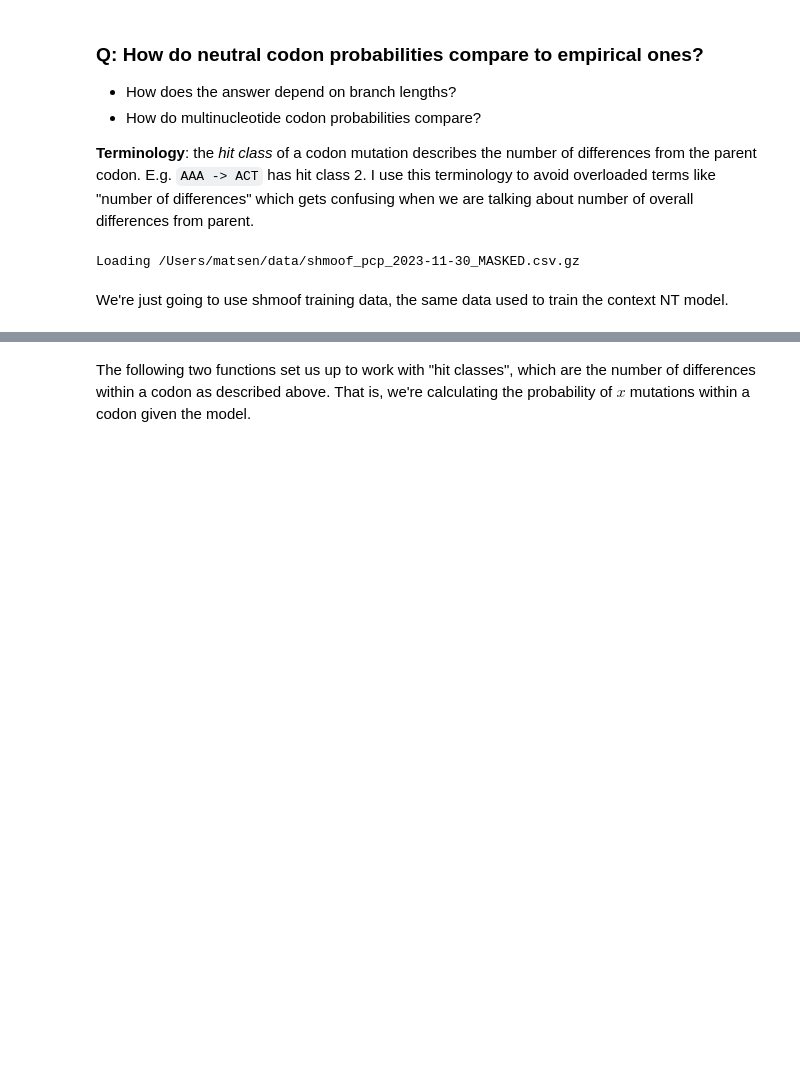
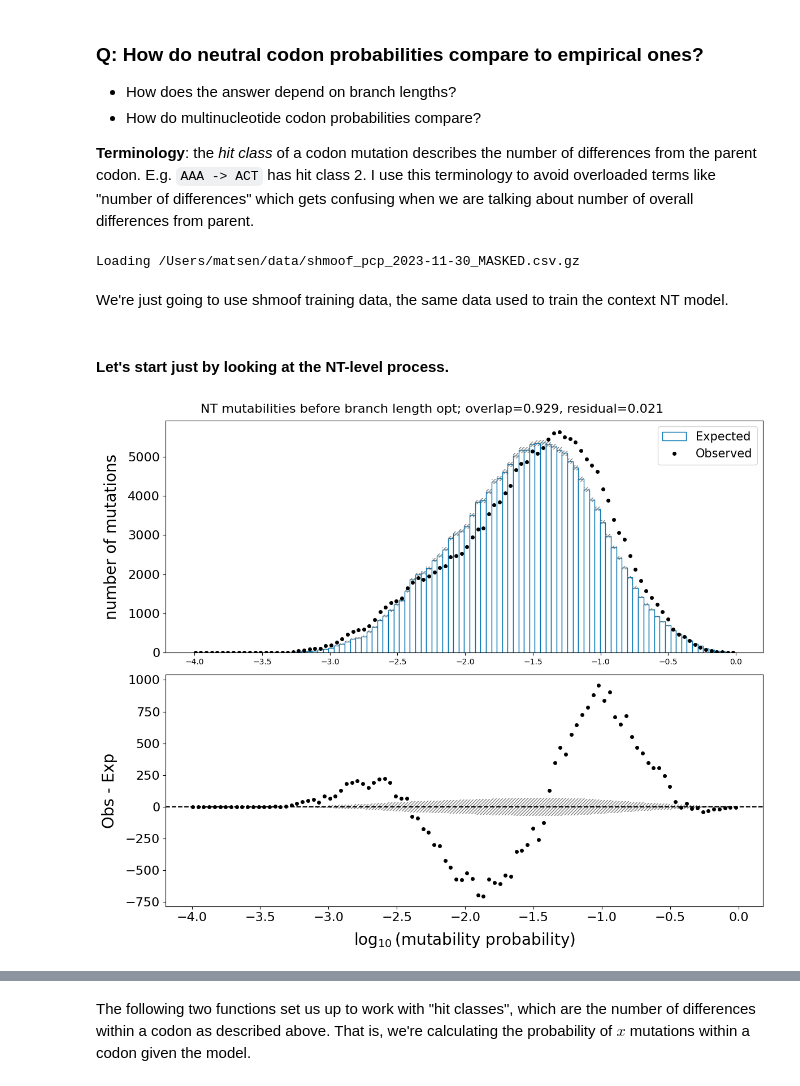
Before and after one commit to matsengrp/thrifty-experiments-1, a Jupyter notebook: human/neutral_codon.ipynb, the cells around one changed output, grey strips where cells are left out. Cells and saved outputs as stored; diff of their text form; code cells hidden in the pictures; blank space fills up the shorter version.

```diff
--- a/human/neutral_codon.ipynb
+++ b/human/neutral_codon.ipynb
@@ -55,3 +56,43 @@ pcp_df["child"] = trim_seqs_to_codon_boundary(pcp_df["child"])
 rates, csps = framework.trimmed_shm_model_outputs_of_crepe(crepe, pcp_df["parent"])
 pcp_df["rates"] = rates
 pcp_df["subs_probs"] = csps
+# %% [markdown]
+#### Let's start just by looking at the NT-level process.
+# %%
+def nt_level_oe_plot_df_of_pcp_df(pcp_df):
+   pcp_df["mutation_indicator"] = None
+   pcp_df["new_base_idxs"] = None
+   pcp_df["mut_probs"] = None
+   for i, row in pcp_df.iterrows():
+      parent = row['parent']
+      child = row['child']
+      rates = row['rates']
+      branch_length = row['branch_length']
+      subs_probs = row['subs_probs']
+      branch_length = row['branch_length']
+      scaled_rates = rates * branch_length
+      mut_probs = 1.0 - torch.exp(-scaled_rates)
+      mut_indicator, new_base_idxs = framework.encode_mut_pos_and_base(parent, child)
+      mask = nt_mask_tensor_of(child)
+      pcp_df.at[i, "mut_probs"] = mut_probs[mask]
+      pcp_df.at[i, "mutation_indicator"] = mut_indicator[mask]
+      pcp_df.at[i, "new_base_idxs"] = new_base_idxs[mask]
+
+   all_mut_probs = torch.cat(pcp_df["mut_probs"].tolist())
+   all_mut_indicators = torch.cat(pcp_df["mutation_indicator"].tolist())
+   all_new_base_idxs = torch.cat(pcp_df["new_base_idxs"].tolist())
+
+   oe_plot_df = pd.DataFrame({"prob": all_mut_probs, "mutation": all_mut_indicators})
+   return oe_plot_df
+
+def nt_level_oe_plot_of_pcp_df(pcp_df, description):
+   oe_plot_df = nt_level_oe_plot_df_of_pcp_df(pcp_df)
+   assert oe_plot_df["prob"].min() > 0
+   fig, axs = plt.subplots(2, 1, figsize=(12, 10))
+   result_dict = evaluation.plot_observed_vs_expected(oe_plot_df, None, axs[0], axs[1])
+   fig.suptitle(f"{description}; overlap={result_dict['overlap']:.3g}, residual={result_dict['residual']:.3g}", fontsize=16)
+   plt.tight_layout()
+
+nt_level_oe_plot_of_pcp_df(pcp_df, "NT mutabilities before branch length opt")
+# %% [output]
+[figure, added]
```
Also changed, not shown: parts of 21 cells of this notebook.
